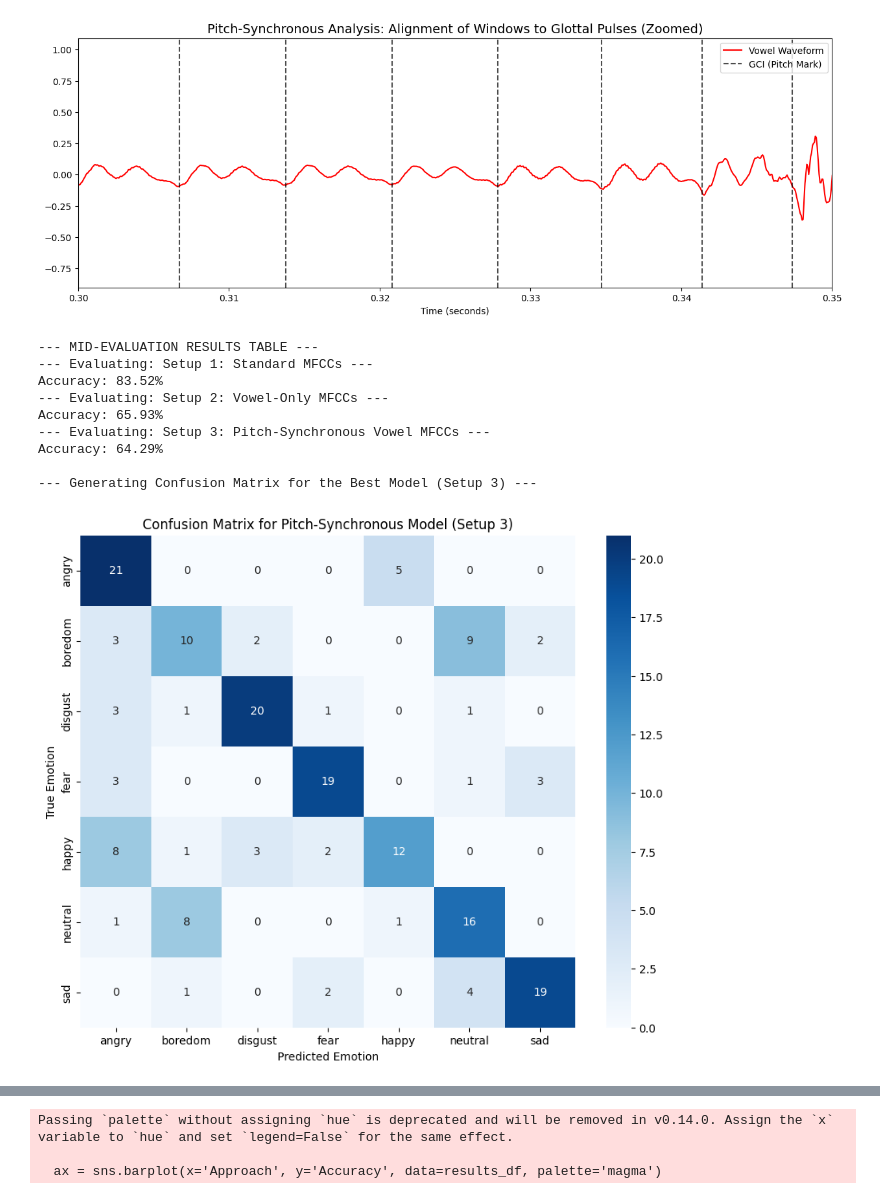
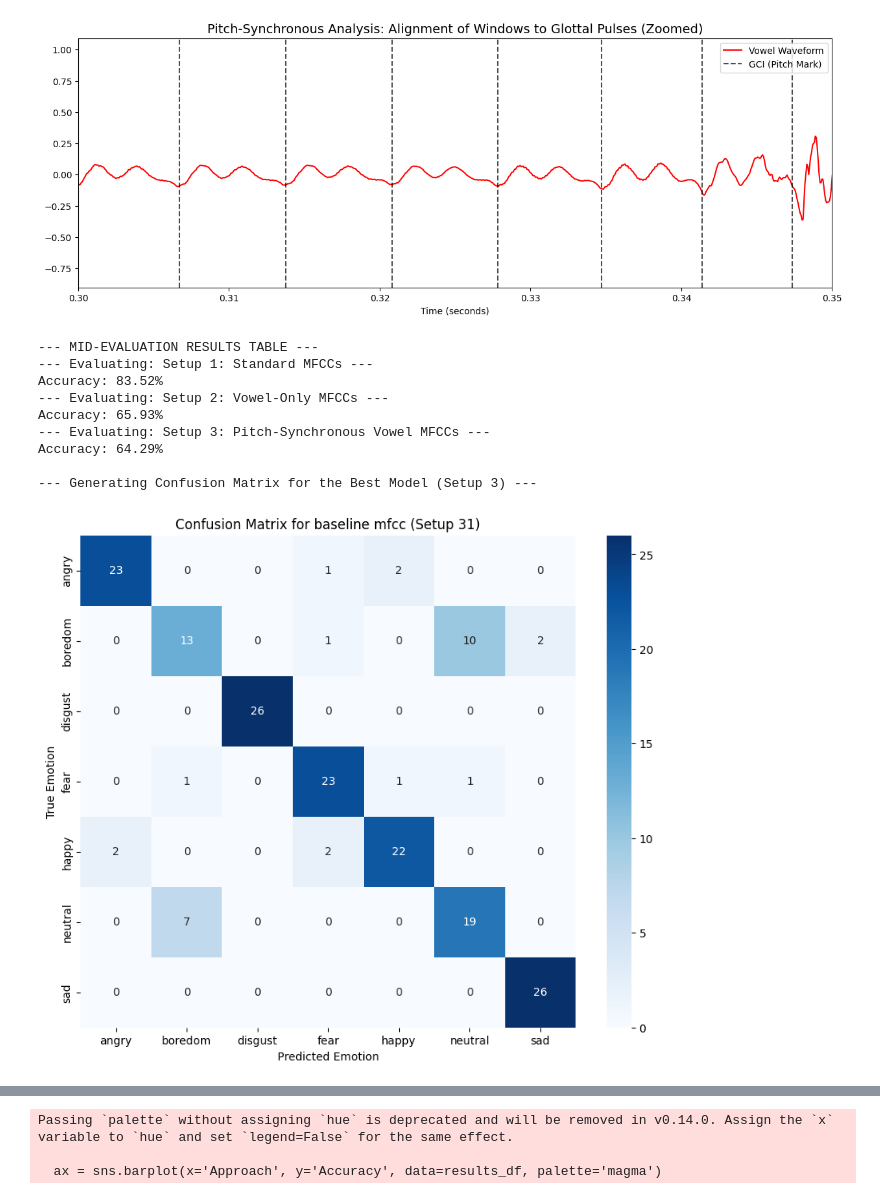
Before and after one commit to Nida05/ssp_project, a Jupyter notebook: mid_eval_pipeline.ipynb, the cells around one changed output, grey strips where cells are left out. Saved outputs shown, nothing was run; the diff lists cells and outputs as text; code cells hidden in the pictures.

```diff
--- a/mid_eval_pipeline.ipynb
+++ b/mid_eval_pipeline.ipynb
@@ -464,32 +464,45 @@ def train_and_evaluate_svm(X_data, y_data, feature_set_name):
     return accuracy, y_test, y_pred
 
 # --- 3. Run the Comparison! ---
 print("\n--- MID-EVALUATION RESULTS TABLE ---")
-acc1, _, _ = train_and_evaluate_svm(X1, y_encoded, "Setup 1: Standard MFCCs")
+acc1, y1_test_final, y1_pred_final = train_and_evaluate_svm(X1, y_encoded, "Setup 1: Standard MFCCs")
 acc2, _, _ = train_and_evaluate_svm(X2, y_encoded, "Setup 2: Vowel-Only MFCCs")
 acc3, y_test_final, y_pred_final = train_and_evaluate_svm(X3, y_encoded, "Setup 3: Pitch-Synchronous Vowel MFCCs")
 
 # --- 4. Visualize the Best Model's Performance ---
 print("\n--- Generating Confusion Matrix for the Best Model (Setup 3) ---")
 
+
+
 # Create the confusion matrix
+
+cm1 = confusion_matrix(y1_test_final, y1_pred_final)
+
+# Plot it using a heatmap for better visualization
+plt.figure(figsize=(10, 8))
+sns.heatmap(cm1, annot=True, fmt='d', cmap='Blues', xticklabels=le.classes_, yticklabels=le.classes_)
+plt.title('Confusion Matrix for baseline mfcc (Setup 31)')
+plt.xlabel('Predicted Emotion')
+plt.ylabel('True Emotion')
+plt.show()
+
 cm = confusion_matrix(y_test_final, y_pred_final)
 
 # Plot it using a heatmap for better visualization
 plt.figure(figsize=(10, 8))
 sns.heatmap(cm, annot=True, fmt='d', cmap='Blues', xticklabels=le.classes_, yticklabels=le.classes_)
 plt.title('Confusion Matrix for Pitch-Synchronous Model (Setup 3)')
 plt.xlabel('Predicted Emotion')
 plt.ylabel('True Emotion')
 plt.show()
 # %% [output]
 --- MID-EVALUATION RESULTS TABLE ---
 --- Evaluating: Setup 1: Standard MFCCs ---
 Accuracy: 83.52%
 --- Evaluating: Setup 2: Vowel-Only MFCCs ---
 Accuracy: 65.93%
 --- Evaluating: Setup 3: Pitch-Synchronous Vowel MFCCs ---
 Accuracy: 64.29%
 
 --- Generating Confusion Matrix for the Best Model (Setup 3) ---
-[figure, old version]
+[figure, new version]
```
Also changed, not shown: parts of 1 cell of this notebook.
